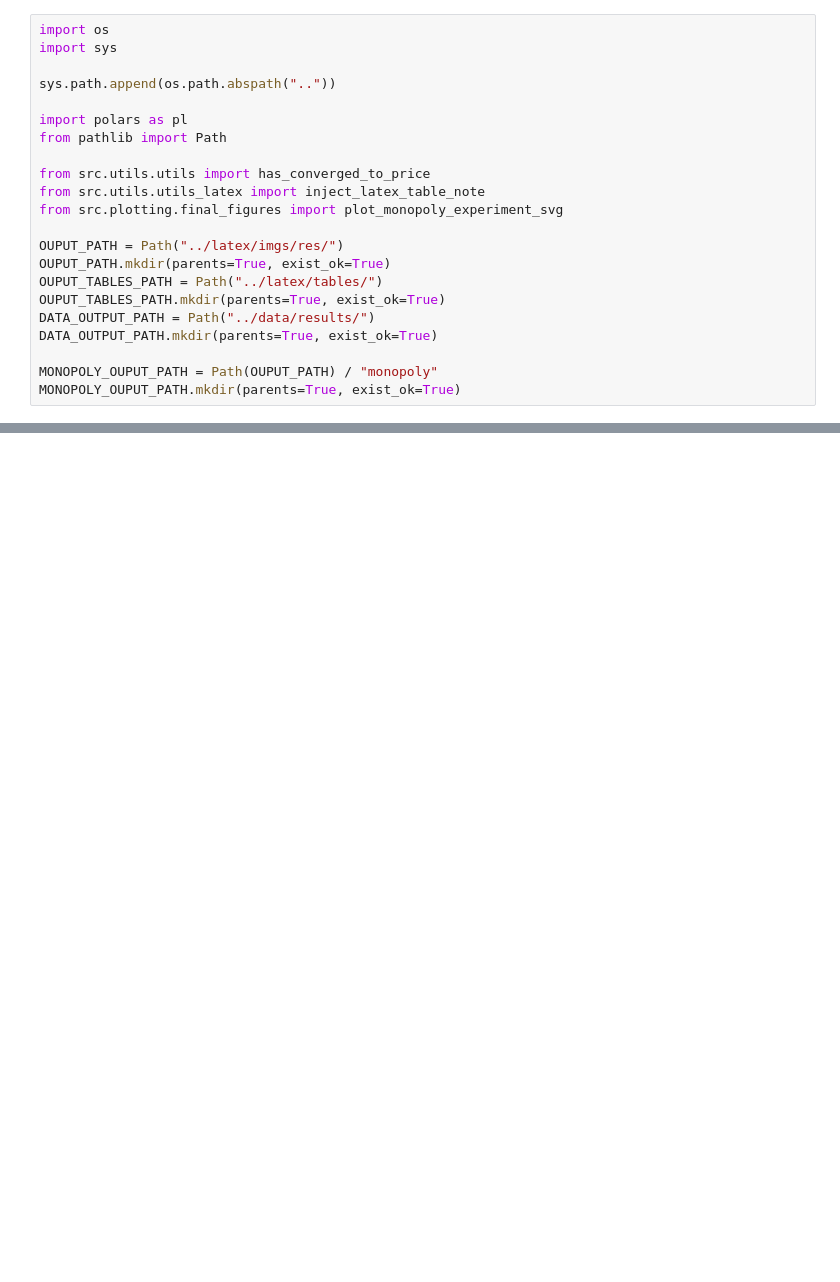
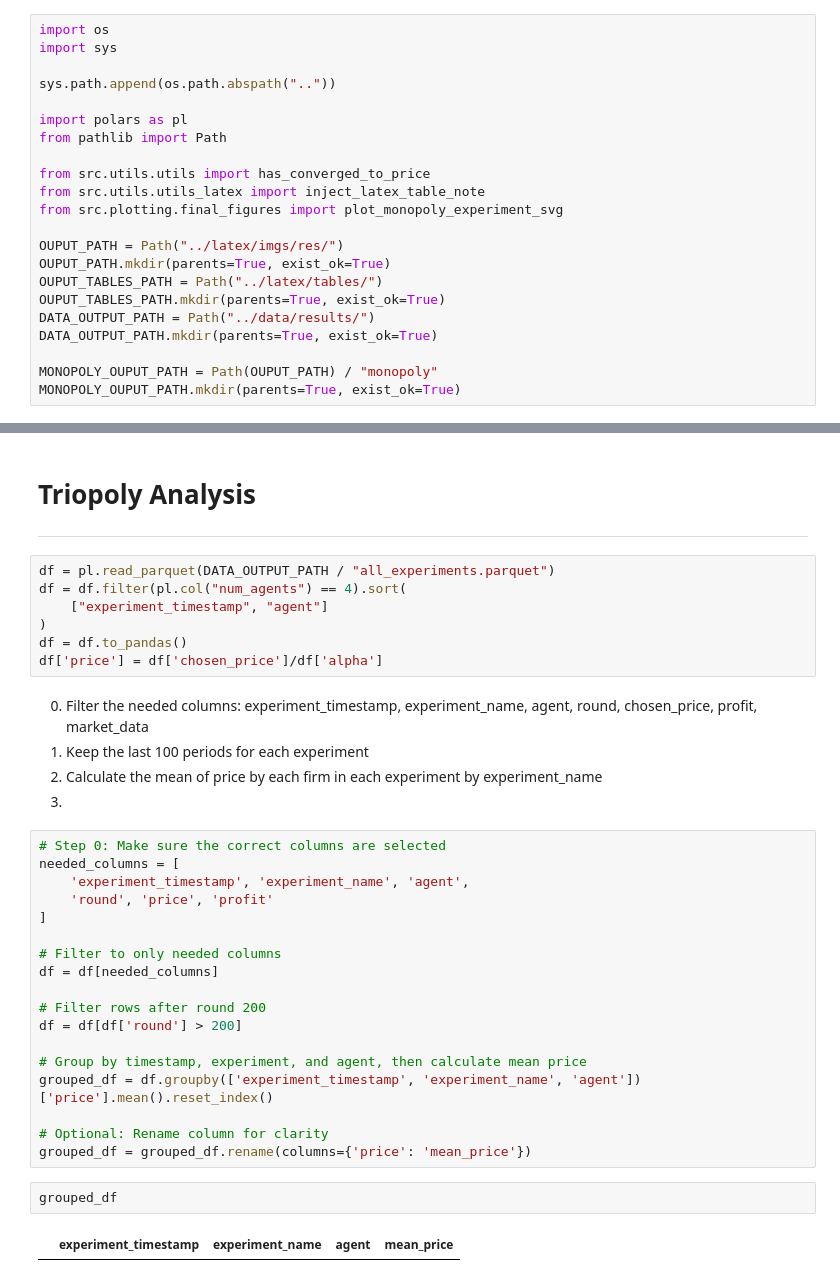
Before and after one commit to luciasauer/algorithmic_pricing_llms, a Jupyter notebook: notebooks/results_duopoly.ipynb, the cells around one changed output, grey strips where cells are left out. Drawn from its saved outputs; the diff is of its cells as text; blank space fills up the shorter version.

```diff
--- a/notebooks/results_duopoly.ipynb
+++ b/notebooks/results_duopoly.ipynb
@@ -223,0 +118,38 @@ print(results.summary)
+# %% [markdown]
+# Triopoly Analysis
+
+----
+# %%
+df = pl.read_parquet(DATA_OUTPUT_PATH / "all_experiments.parquet")
+df = df.filter(pl.col("num_agents") == 4).sort(
+    ["experiment_timestamp", "agent"]
+)
+df = df.to_pandas()
+df['price'] = df['chosen_price']/df['alpha']
+# %% [markdown]
+0. Filter the needed columns: experiment_timestamp, experiment_name, agent, round, chosen_price, profit, market_data
+1. Keep the last 100 periods for each experiment
+2. Calculate the mean of price by each firm in each experiment by experiment_name
+3.
+# %%
+# Step 0: Make sure the correct columns are selected
+needed_columns = [
+    'experiment_timestamp', 'experiment_name', 'agent',
+    'round', 'price', 'profit'
+]
+
+# Filter to only needed columns
+df = df[needed_columns]
+
+# Filter rows after round 200
+df = df[df['round'] > 200]
+
+# Group by timestamp, experiment, and agent, then calculate mean price
+grouped_df = df.groupby(['experiment_timestamp', 'experiment_name', 'agent'])['price'].mean().reset_index()
+
+# Optional: Rename column for clarity
+grouped_df = grouped_df.rename(columns={'price': 'mean_price'})
+# %%
+grouped_df
+# %% [output]
+|  | experiment_timestamp | experiment_name | agent | mean_price |
```
Also changed, not shown: parts of 17 cells of this notebook.
